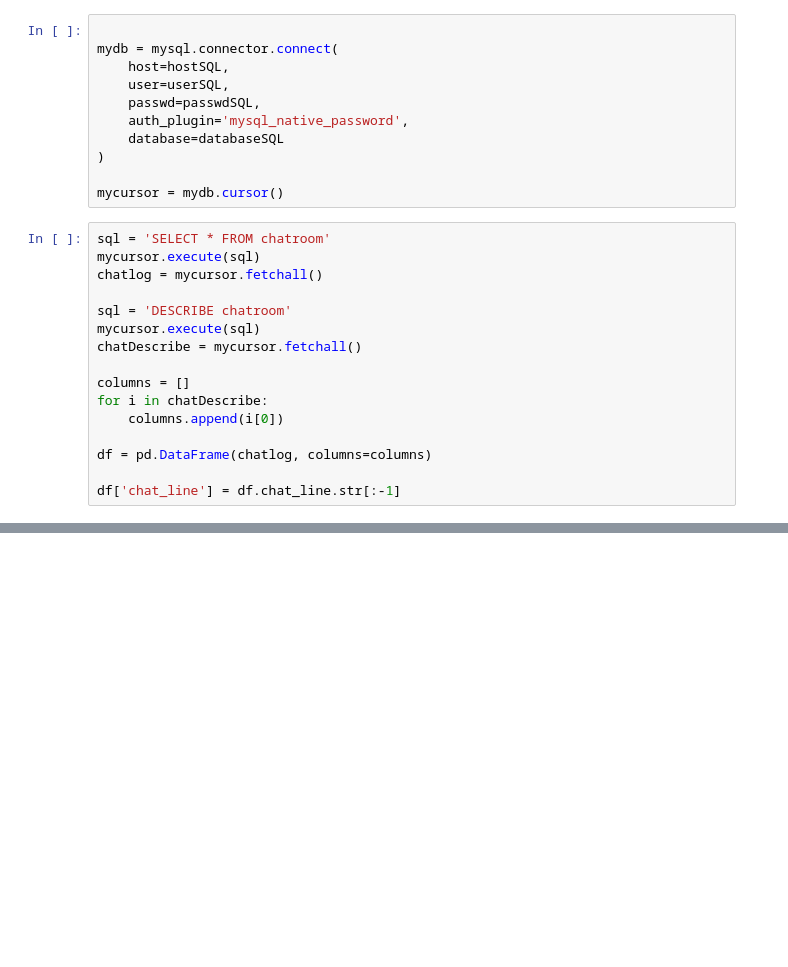
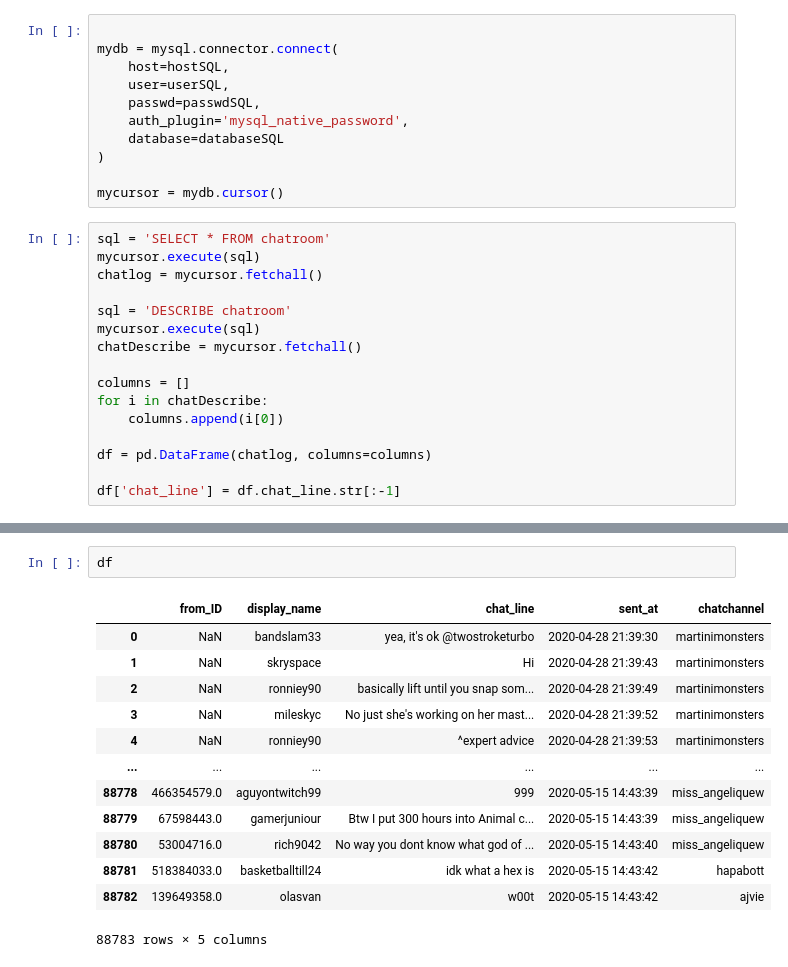
Before and after one commit to UBERCRUZER/twitch-chatbot, a Jupyter notebook: chatExplore.ipynb, the cells around one changed output, grey strips where cells are left out. Cells and saved outputs as stored; diff of their text form; blank space fills up the shorter version.

```diff
--- a/chatExplore.ipynb
+++ b/chatExplore.ipynb
@@ -127,0 +119,16 @@ df[df['chatchannel']== 'benrice_plgandalf']
+# %%
+df
+# %% [output]
+|  | from_ID | display_name | chat_line | sent_at | chatchannel |
+| 0 | NaN | bandslam33 | yea, it's ok @twostroketurbo | 2020-04-28 21:39:30 | martinimonsters |
+| 1 | NaN | skryspace | Hi | 2020-04-28 21:39:43 | martinimonsters |
+| 2 | NaN | ronniey90 | basically lift until you snap som... | 2020-04-28 21:39:49 | martinimonsters |
+| 3 | NaN | mileskyc | No just she's working on her mast... | 2020-04-28 21:39:52 | martinimonsters |
+| 4 | NaN | ronniey90 | ^expert advice | 2020-04-28 21:39:53 | martinimonsters |
+| ... | ... | ... | ... | ... | ... |
+| 88778 | 466354579.0 | aguyontwitch99 | 999 | 2020-05-15 14:43:39 | miss_angeliquew |
+| 88779 | 67598443.0 | gamerjuniour | Btw I put 300 hours into Animal c... | 2020-05-15 14:43:39 | miss_angeliquew |
+| 88780 | 53004716.0 | rich9042 | No way you dont know what god of ... | 2020-05-15 14:43:40 | miss_angeliquew |
+| 88781 | 518384033.0 | basketballtill24 | idk what a hex is | 2020-05-15 14:43:42 | hapabott |
+| 88782 | 139649358.0 | olasvan | w00t | 2020-05-15 14:43:42 | ajvie |
+88783 rows × 5 columns
```
Also changed, not shown: parts of 8 cells of this notebook.
